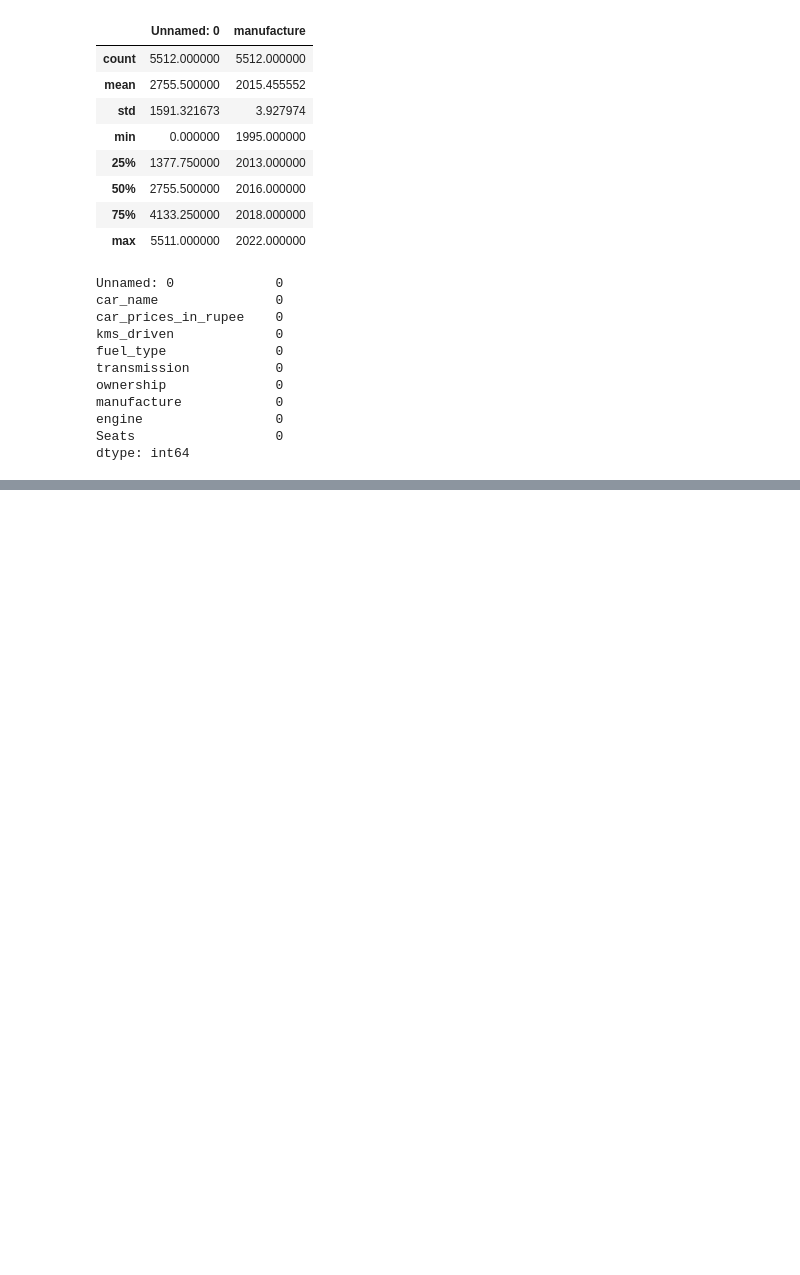
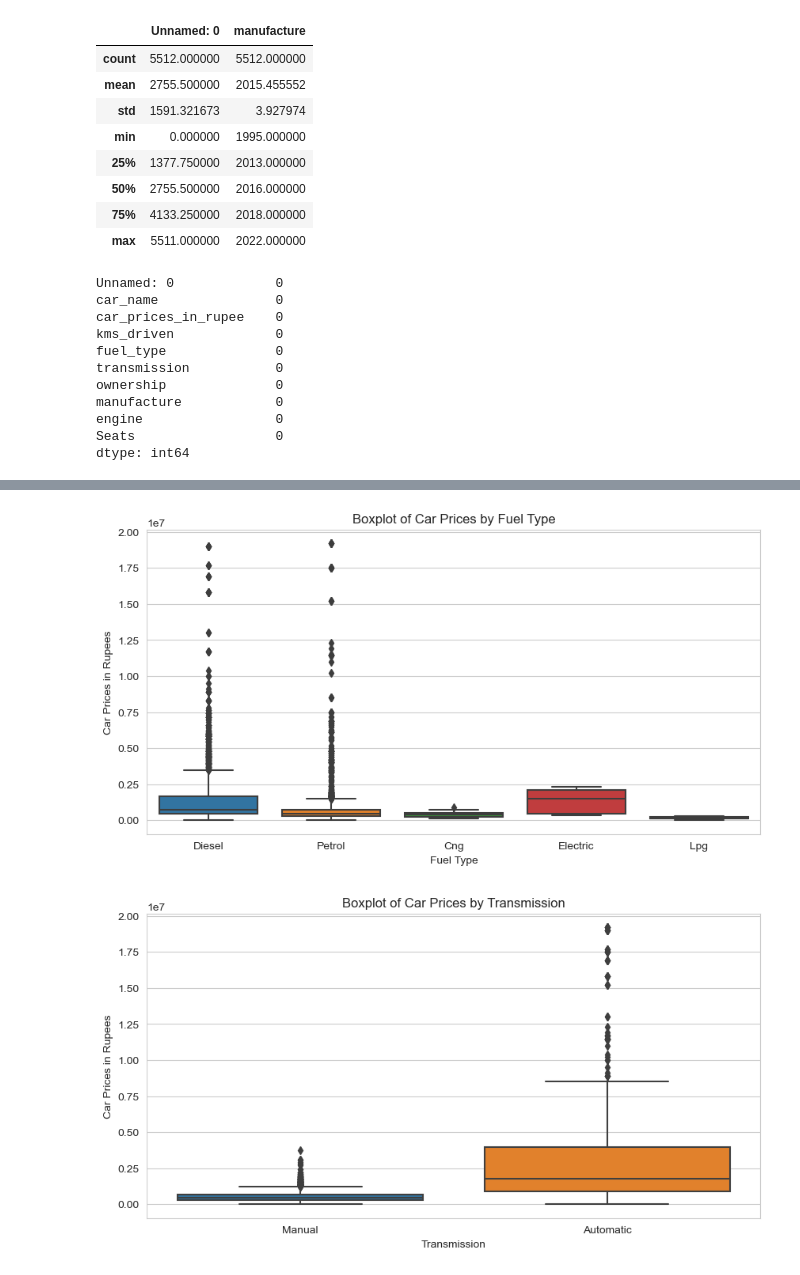
Before and after one commit to JZhg02/ConvexOptimisation, a Jupyter notebook: old-car-price-prediction.ipynb, the cells around one changed output, grey strips where cells are left out. Saved outputs shown, nothing was run; the diff lists cells and outputs as text; code cells hidden in the pictures; blank space fills up the shorter version.

```diff
--- a/old-car-price-prediction.ipynb
+++ b/old-car-price-prediction.ipynb
@@ -81,0 +215,18 @@ Name: count, Length: 1896, dtype: int64
+# %%
+# Boxplots for numerical columns
+plt.figure(figsize=(10, 5))
+sns.boxplot(x=df['fuel_type'], y=df['car_prices_in_rupee'])
+plt.title('Boxplot of Car Prices by Fuel Type')
+plt.xlabel('Fuel Type')
+plt.ylabel('Car Prices in Rupees')
+plt.show()
+
+plt.figure(figsize=(10, 5))
+sns.boxplot(x=df['transmission'], y=df['car_prices_in_rupee'])
+plt.title('Boxplot of Car Prices by Transmission')
+plt.xlabel('Transmission')
+plt.ylabel('Car Prices in Rupees')
+plt.show()
+# %% [output]
+[figure, added]
+[figure, added]
```
Also changed, not shown: parts of 12 cells of this notebook.
